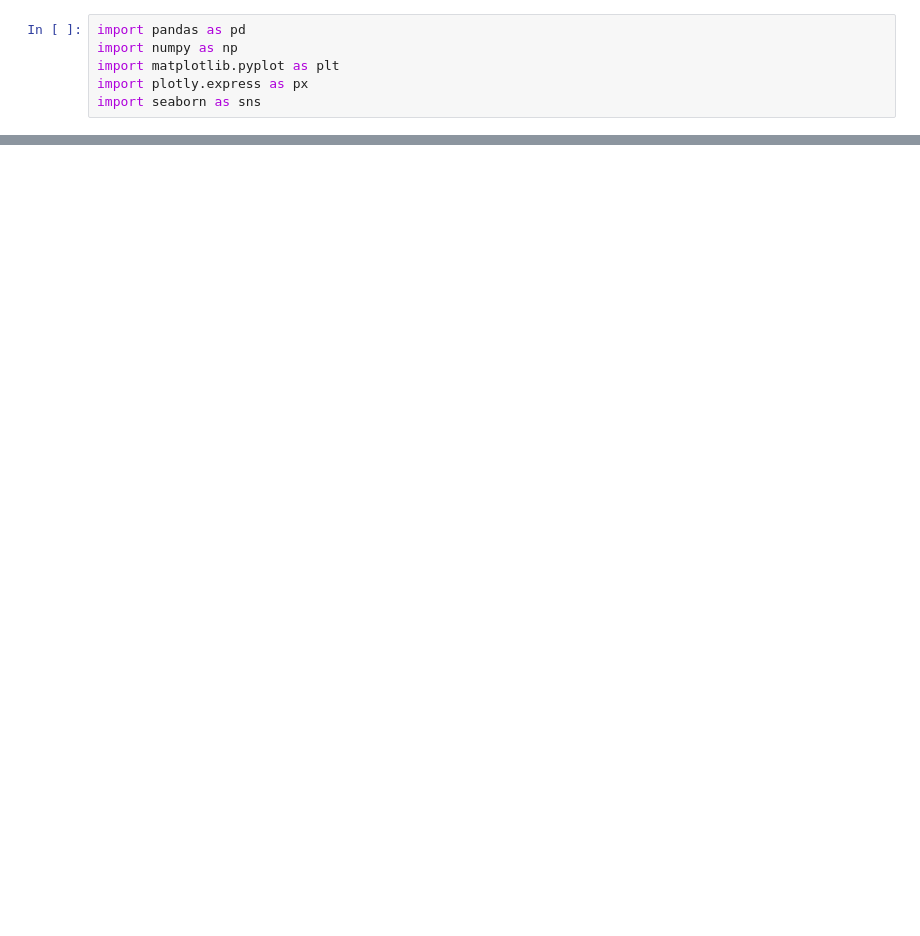
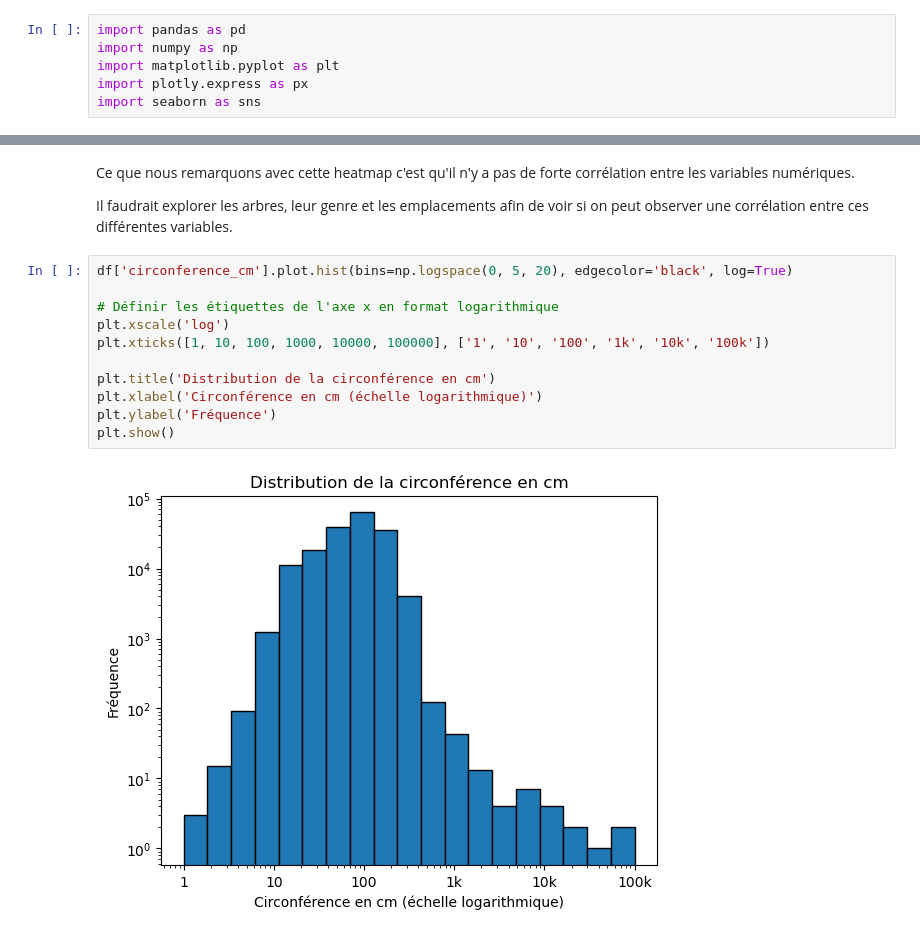
Before and after one commit to tara-lecoz/paris-trees, a Jupyter notebook: Untitled.ipynb, the cells around one changed output, grey strips where cells are left out. Saved outputs shown, nothing was run; the diff lists cells and outputs as text; blank space fills up the shorter version.

```diff
--- a/Untitled.ipynb
+++ b/Untitled.ipynb
@@ -17,0 +147,17 @@ df.head()
+# %% [markdown]
+Ce que nous remarquons avec cette heatmap c'est qu'il n'y a pas de forte corrélation entre les variables numériques.
+
+Il faudrait explorer les arbres, leur genre et les emplacements afin de voir si on peut observer une corrélation entre ces différentes variables.
+# %%
+df['circonference_cm'].plot.hist(bins=np.logspace(0, 5, 20), edgecolor='black', log=True)
+
+# Définir les étiquettes de l'axe x en format logarithmique
+plt.xscale('log')
+plt.xticks([1, 10, 100, 1000, 10000, 100000], ['1', '10', '100', '1k', '10k', '100k'])
+
+plt.title('Distribution de la circonférence en cm')
+plt.xlabel('Circonférence en cm (échelle logarithmique)')
+plt.ylabel('Fréquence')
+plt.show()
+# %% [output]
+[figure, added]
```
Also changed, not shown: parts of 22 cells of this notebook, 1 other file.
